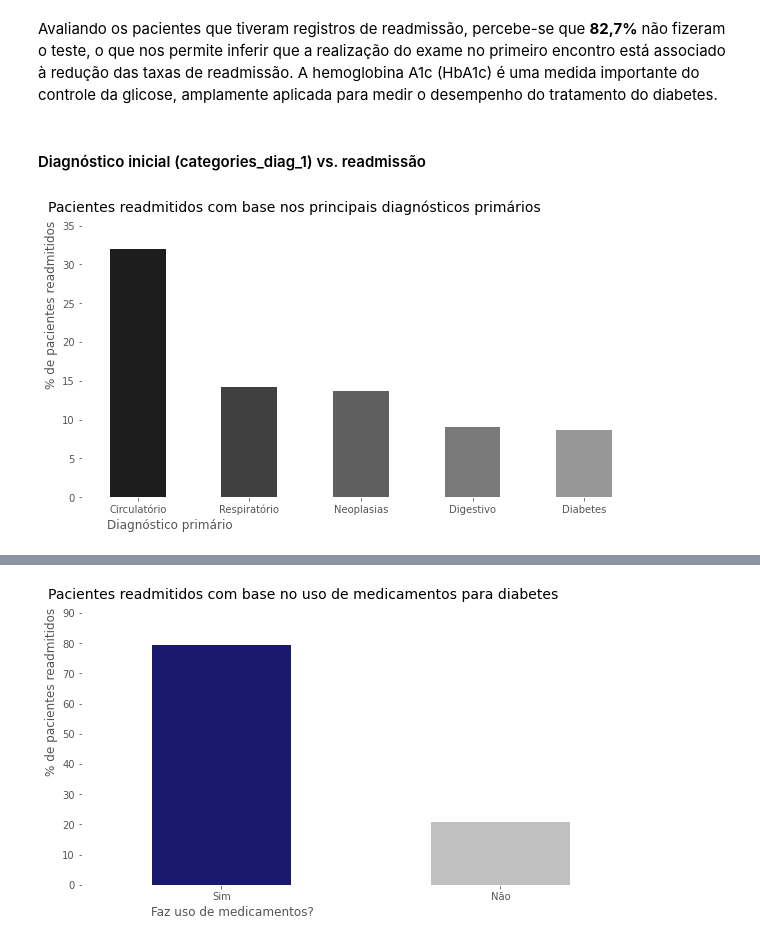
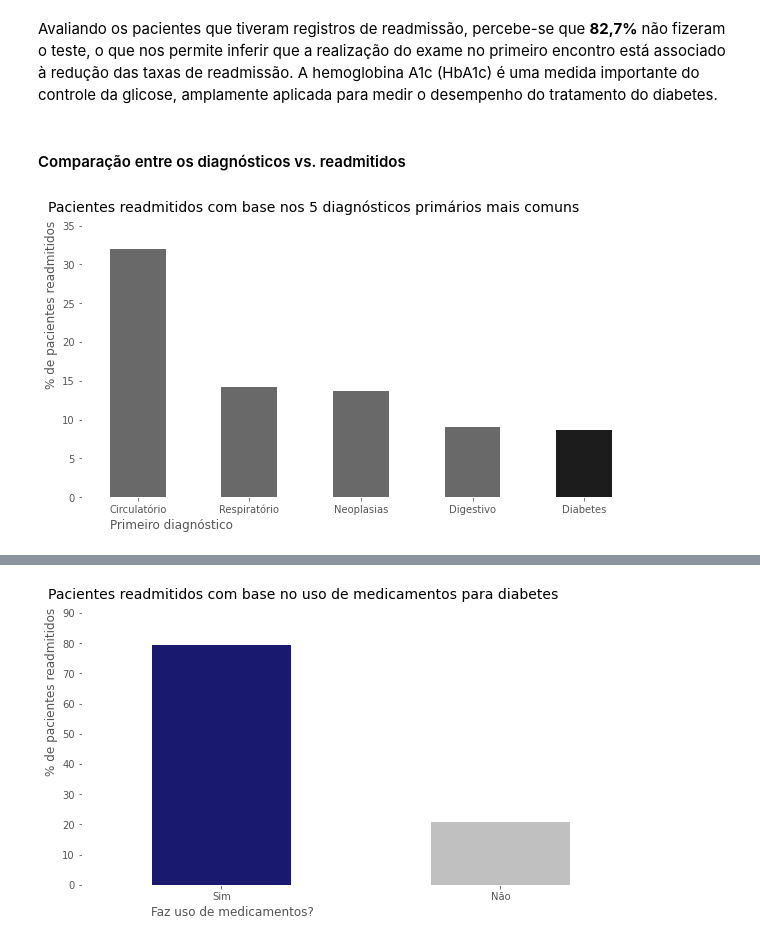
Before and after one commit to LilianeAquino/aed_projeto_3, a Jupyter notebook: template.ipynb, the cells around one changed output, grey strips where cells are left out. Cells and saved outputs as stored; diff of their text form; code cells hidden in the pictures.

```diff
--- a/template.ipynb
+++ b/template.ipynb
@@ -568,5 +567,5 @@ A medida que o tempo no hospital aumenta, a distribuição de admitidos e não a
 ### Análise dos pacientes readmitidos após o primeiro encontro
 # %%
 data_cleaned['is_readmitted'] = data_cleaned['readmitted'].map({'NO': 'Não', '>30': 'Sim', '<30': 'Sim'})
-just_readmitted = data_cleaned[data_cleaned['is_readmitted'] == 'Sim']
+just_readmitted = data_cleaned.loc[(data_cleaned['is_readmitted'] == 'Sim')]
 # %% [markdown]
@@ -667,23 +661,22 @@ plt.show()
 [figure]
 # %% [markdown]
 Avaliando os pacientes que tiveram registros de readmissão, percebe-se que  **82,7%** não fizeram o teste, o que nos permite inferir que a realização do exame no primeiro encontro está associado à redução das taxas de readmissão. A hemoglobina A1c (HbA1c) é uma medida importante do controle da glicose, amplamente aplicada para medir o desempenho do tratamento do diabetes.
-# %% [markdown]
-#### Diagnóstico inicial (categories_diag_1) vs. readmissão
+# %% [markdown]
+#### Comparação entre os diagnósticos vs. readmitidos
 # %%
 labels = ['Circulatório', 'Respiratório', 'Neoplasias', 'Digestivo', 'Diabetes']
 ticks = [0, 1, 2, 3, 4]
 
 plt.rcParams['figure.figsize'] = [10, 5]
-plt.rcParams['font.family'] = 'Arial, Helvetica, sans-serif'
 
 diagnosis = (just_readmitted['categories_diag_1'].value_counts(normalize=True)*100).sort_values(ascending=False)
-diagnosis.head(5).plot.bar(rot=0, color=sns.color_palette('Greys_r', n_colors=9))
+diagnosis.head(5).plot.bar(rot=0, color=['#696969', '#696969', '#696969', '#696969', '#1C1C1C'])
 
-plt.title('Pacientes readmitidos com base nos principais diagnósticos primários', y=1.03, size=14, loc='left', x=-0.06)
+plt.title('Pacientes readmitidos com base nos 5 diagnósticos primários mais comuns', y=1.03, size=14, loc='left', x=-0.06)
 plt.ylabel('% de pacientes readmitidos', horizontalalignment='left', y=0.40)
-plt.xlabel('Diagnóstico primário', horizontalalignment='right', x=0.27)
+plt.xlabel('Primeiro diagnóstico', horizontalalignment='right', x=0.27)
 plt.xticks(ticks, labels)
 plt.ylim(0, 35)
 plt.show()
 # %% [output]
-[figure, old version]
+[figure, new version]
```
Also changed, not shown: parts of 33 cells of this notebook.
